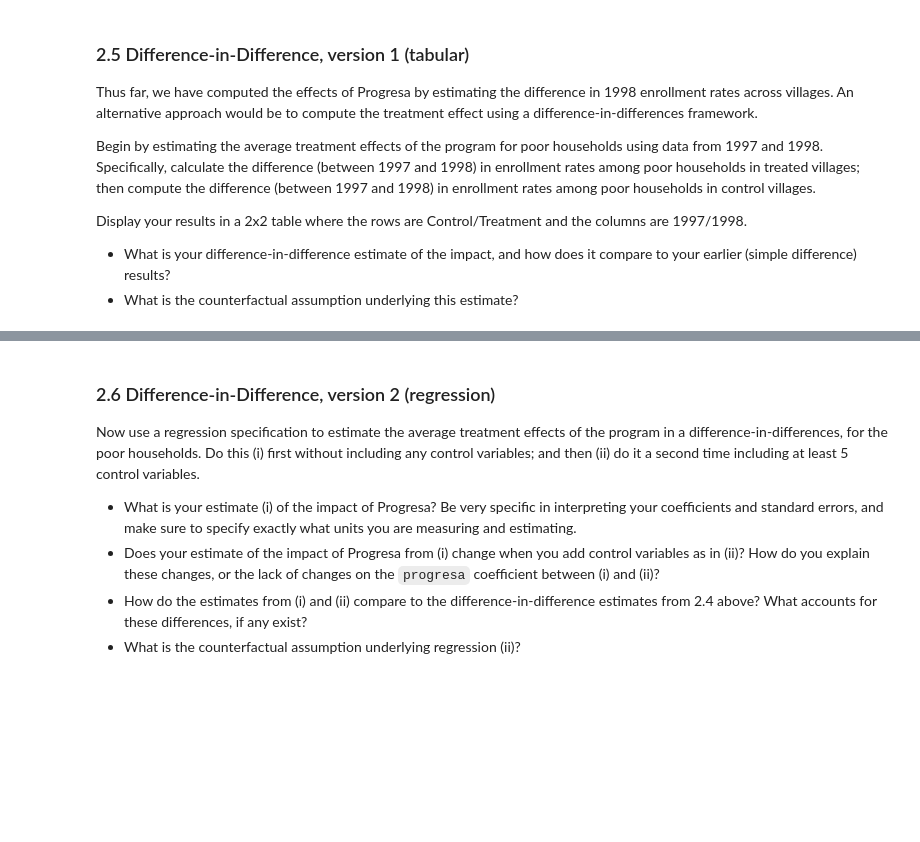
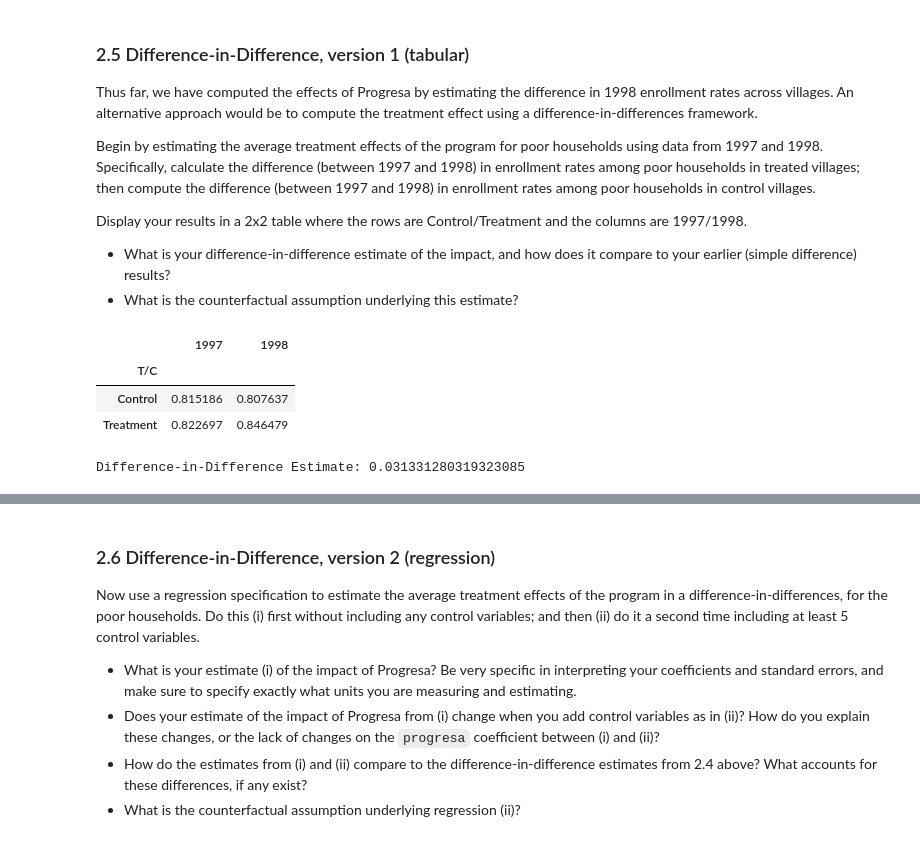
Before and after one commit to Larshle/applied-machine-learning, a Jupyter notebook: Problem-sets/ps2/LEOPOLD_LARS-PS2.ipynb, the cells around one changed output, grey strips where cells are left out. Saved outputs shown, nothing was run; the diff lists cells and outputs as text; code cells hidden in the pictures; blank space fills up the shorter version.

```diff
--- a/Problem-sets/ps2/LEOPOLD_LARS-PS2.ipynb
+++ b/Problem-sets/ps2/LEOPOLD_LARS-PS2.ipynb
@@ -376,0 +467,34 @@ Display your results in a 2x2 table where the rows are Control/Treatment and the
+# %%
+# your code here
+
+treated_enroll_rate_1998 # from erlier in the notebook
+treated_enroll_rate_1997 = treated_poor_1997["sc"].mean()
+
+control_enroll_rate_1998 # from erlier in the notebook
+
+control_enroll_1997 = progresa_df[(progresa_df["poor"] == 1) & (progresa_df["progresa"] == 0) & (progresa_df["year"] == 97)]
+control_enroll_rate_1997 = control_enroll_1997["sc"].mean()
+
+diff_98_97_treated = treated_enroll_rate_1998 - treated_enroll_rate_1997
+diff_98_97_control = control_enroll_rate_1998 - control_enroll_rate_1997
+
+results = {
+    'T/C' : ['Control', 'Treatment'],
+    '1997' : [control_enroll_rate_1997, treated_enroll_rate_1997],
+    '1998' : [control_enroll_rate_1998, treated_enroll_rate_1998]
+}
+
+results_table = pd.DataFrame(results)
+results_table.set_index('T/C', inplace = True)
+
+display(results_table)
+
+diff_in_diff = diff_98_97_treated - diff_98_97_control
+
+print(f"Difference-in-Difference Estimate: {diff_in_diff}")
+# %% [output]
+|  | 1997 | 1998 |
+| T/C |  |  |
+| Control | 0.815186 | 0.807637 |
+| Treatment | 0.822697 | 0.846479 |
+Difference-in-Difference Estimate: 0.031331280319323085
```
Also changed, not shown: parts of 29 cells of this notebook.
